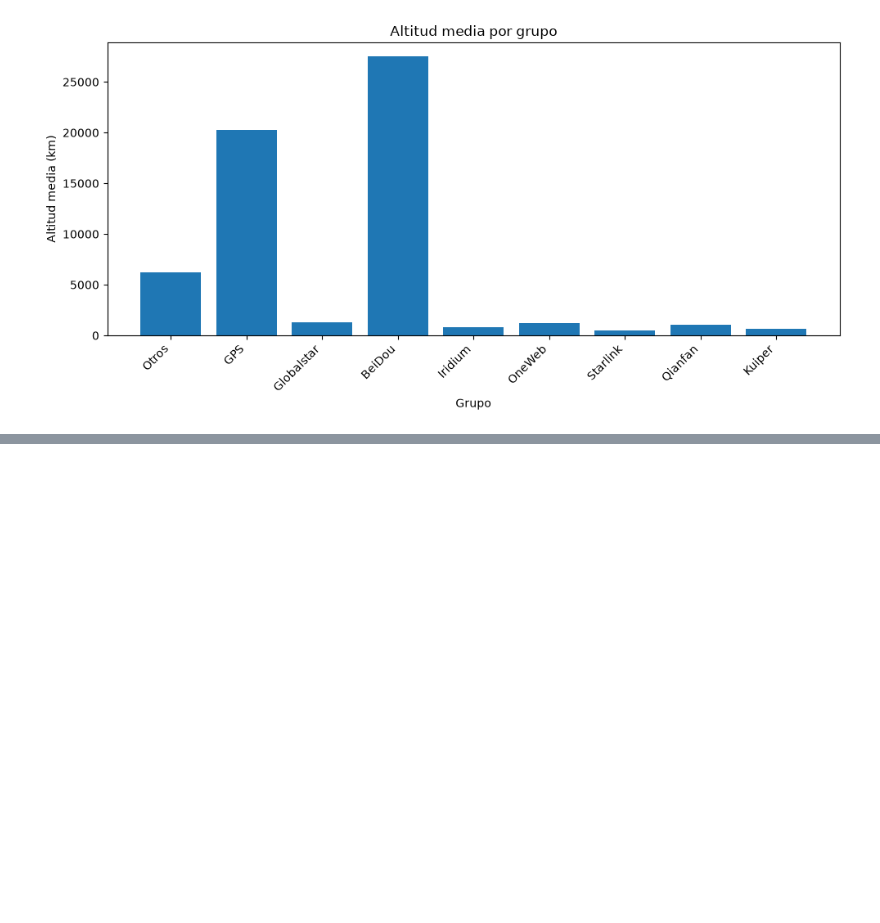
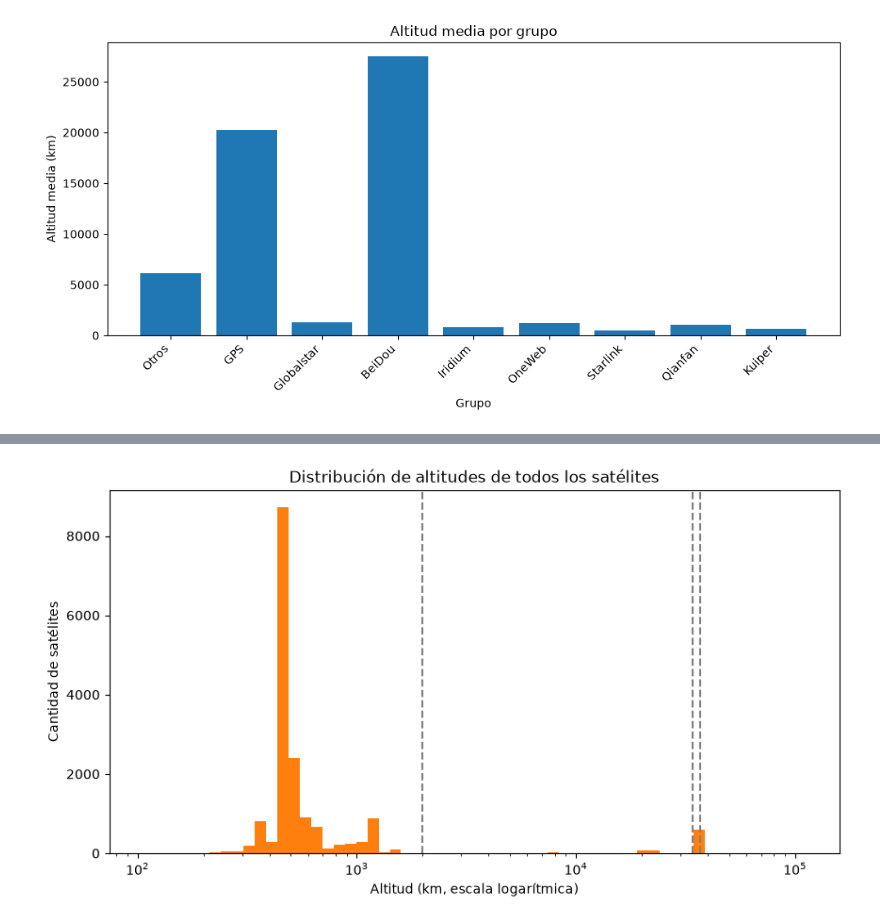
Before and after one commit to Luquitas911/proyecto-satelite, a Jupyter notebook: informe.ipynb, the cells around one changed output, grey strips where cells are left out. Drawn from its saved outputs; the diff is of its cells as text; code cells hidden in the pictures; blank space fills up the shorter version.

Commit message:
Histograma de alturas y correccion de numeracion de puntos - Lucas

```diff
--- a/informe.ipynb
+++ b/informe.ipynb
@@ -301,0 +308,33 @@ plt.show()
+# %%
+import numpy as np
+
+# Lista con la altitud (en km) de cada satélite
+altitudes = [s.altitud_km for s in satelites]
+
+# Bins de ancho logarítmico: 60 bordes entre la altitud mínima y la máxima,
+# np.log10 convierte los extremos a exponentes y np.logspace arma los bordes
+bins = np.logspace(np.log10(min(altitudes)), np.log10(max(altitudes)), 60)
+
+# Dimension de la figura
+plt.figure(figsize=(10, 5))
+
+# 4. Histograma: cuenta cuántos satélites caen en cada bin
+plt.hist(altitudes, bins=bins)
+
+# Escala logaritmica
+plt.xscale("log")
+
+# Líneas verticales con los límites de los tipos de órbita
+plt.axvline(2000, color="gray", linestyle="--")    # límite entre LEO y MEO
+plt.axvline(34000, color="gray", linestyle="--")   # inicio de GEO
+plt.axvline(37000, color="gray", linestyle="--")   # fin de GEO
+
+# Etiquetas
+plt.xlabel("Altitud (km, escala logarítmica)")
+plt.ylabel("Cantidad de satélites")
+plt.title("Distribución de altitudes de todos los satélites")
+
+
+plt.show()
+# %% [output]
+[figure, added]
```
Also changed, not shown: parts of 12 cells of this notebook.
